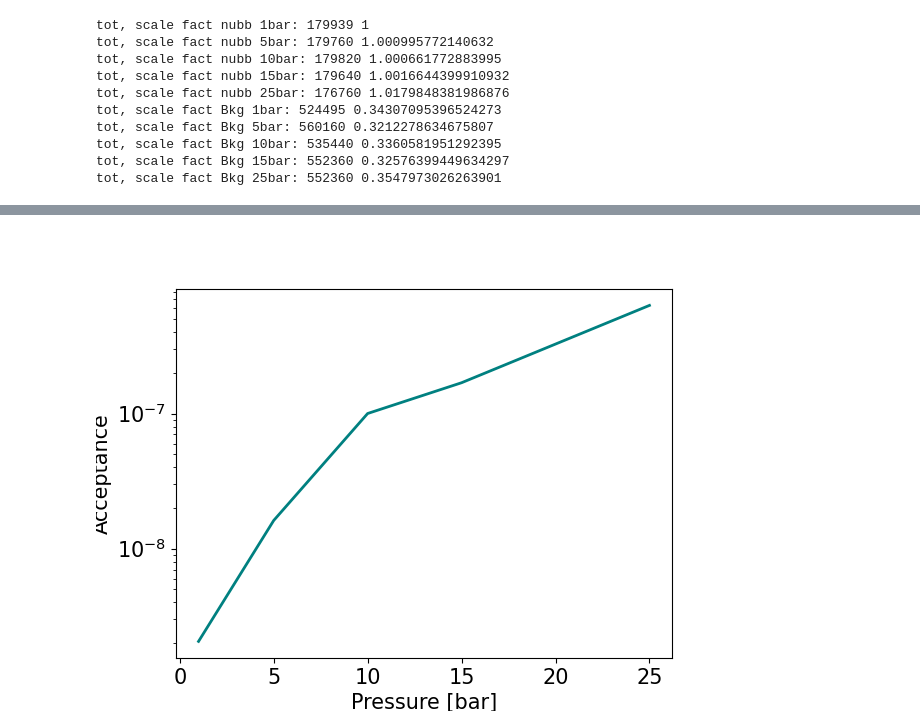
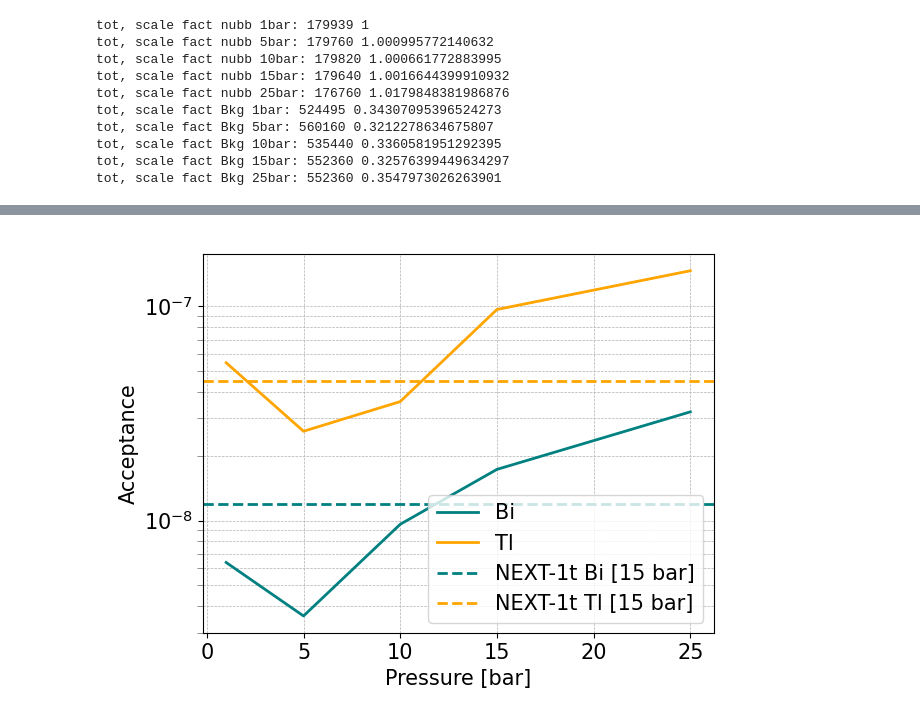
Before and after one commit to kvjmistry/ATPC, a Jupyter notebook: notebooks/TrackAnalysisPressures.ipynb, the cells around one changed output, grey strips where cells are left out. Saved outputs shown, nothing was run; the diff lists cells and outputs as text; code cells hidden in the pictures.

```diff
--- a/notebooks/TrackAnalysisPressures.ipynb
+++ b/notebooks/TrackAnalysisPressures.ipynb
@@ -804,10 +699,0 @@ Targ efficiency: 30 %
-# %%
-def ApplyCutsnoPlot(df_meta, pressure, diffusion, eff_targ, E_res):
-
-    df_primary = df_meta[ (df_meta.label == "Primary") & (df_meta.primary == 1)]
-
-    # Apply the cuts
-    df_meta, df_primary, cuts = ApplyCuts(df_meta, df_primary, pressure, diffusion, eff_targ, E_res)
-    df_primary = df_primary[ cuts ]
-
-    return len(df_primary.event_id.unique())
@@ -915,26 +859,32 @@ FOM_err: [0.00512757 0.00257893 0.00195961 0.00201404 0.00197046]
 # %%
 # Make a plot of the expected rate accounting for natural radioactivity
 plt.rcParams.update({'font.size': 15})
-def CalcAcceptance(p, det_size, IntWindow, Rej, BR, mode):
-    A_Cu     = 1.2 # Activity of Cu muBq/kg
+def CalcAcceptance(p, det_size, N, IntWindow, Rej, BR, A_Cu, mode):
+    # A_Cu = Activity of Cu muBq/kg
     rho_Cu   = 8960 # kg/m^3
     rho_Xe = 5.987 # kg/m3
-    M_Xe = rho_Xe * p * det_size**3/1e3 # tonne
+    Xe_enrich = 0.9 # assume 90% enriched Xe
+    M_Xe = Xe_enrich * rho_Xe * p * det_size**3/1e3 # tonne
 
-    Acceptance = (Rej * 180e3) / ( (1e6/BR) * (180e3/IntWindow))
-    Activity = Acceptance * A_Cu * rho_Cu * ( (det_size+2e-2)**3 - det_size**3 )
+    print("M Cu",rho_Cu * ( (det_size+2e-2)**3 - det_size**3 ))
+    Acceptance = (Rej * N) / ( (1e6/BR) * (N/IntWindow))
+    # Acceptance = (Rej * BR * IntWindow) / 1e6 -- equivalent
+
+    Activity = Acceptance * A_Cu * rho_Cu * ( (det_size+2e-2)**3 - det_size**3 ) # muBq
     Rate = 1e-6*Activity * 24*3600*365/M_Xe
 
     print("Pressure: ",p, " Acceptance:", Acceptance, "Activity [muBq]", Activity, "Rate", Rate)
+
+
     return Acceptance, Activity, Rate
 
 
 print("\nPost")
-Acceptance_1bar_Bi,  Activity_1bar_Bi,  Rate_1bar_Bi  = CalcAcceptance(1,  6.000, 457,   0.03e-2, 1.5e-2, "post")
-Acceptance_5bar_Bi,  Activity_5bar_Bi,  Rate_5bar_Bi  = CalcAcceptance(5,  3.508, 3590,  0.03e-2, 1.5e-2, "post")
-Acceptance_10bar_Bi, Activity_10bar_Bi, Rate_10bar_Bi = CalcAcceptance(10, 2.784, 8341,  0.08e-2, 1.5e-2, "post")
-Acceptance_15bar_Bi, Activity_15bar_Bi, Rate_15bar_Bi = CalcAcceptance(15, 2.432, 14095, 0.08e-2, 1.5e-2, "post")
-Acceptance_25bar_Bi, Activity_25bar_Bi, Rate_25bar_Bi = CalcAcceptance(25, 2.052, 26336, 0.16e-2, 1.5e-2, "post")
+Acceptance_1bar_Bi,  Activity_1bar_Bi,  Rate_1bar_Bi  = CalcAcceptance(1,  6.000, num_Bi[0], 457.0,   bkg_perf_Bi[0], 1.545e-2, 1.28, "post")
+Acceptance_5bar_Bi,  Activity_5bar_Bi,  Rate_5bar_Bi  = CalcAcceptance(5,  3.508, num_Bi[1], 3590.0,  bkg_perf_Bi[1], 1.545e-2, 1.28, "post")
+Acceptance_10bar_Bi, Activity_10bar_Bi, Rate_10bar_Bi = CalcAcceptance(10, 2.784, num_Bi[2], 8341.0,  bkg_perf_Bi[2], 1.545e-2, 1.28, "post")
+Acceptance_15bar_Bi, Activity_15bar_Bi, Rate_15bar_Bi = CalcAcceptance(15, 2.432, num_Bi[3], 14095.0, bkg_perf_Bi[3], 1.545e-2, 1.28, "post")
+Acceptance_25bar_Bi, Activity_25bar_Bi, Rate_25bar_Bi = CalcAcceptance(25, 2.052, num_Bi[4], 26336.0, bkg_perf_Bi[4], 1.545e-2, 1.28, "post")
 
 Acceptance_Bi = [Acceptance_1bar_Bi, Acceptance_5bar_Bi, Acceptance_10bar_Bi, Acceptance_15bar_Bi, Acceptance_25bar_Bi]
 Activity_Bi = [Activity_1bar_Bi, Activity_5bar_Bi, Activity_10bar_Bi, Activity_15bar_Bi, Activity_25bar_Bi]
@@ -942,34 +892,67 @@ Rate_Bi = [Rate_1bar_Bi, Rate_5bar_Bi, Rate_10bar_Bi, Rate_15bar_Bi, Rate_25bar_
 
 
 print("\nPost")
-Acceptance_1bar_Tl,  Activity_1bar_Tl,  Rate_1bar_Tl  = CalcAcceptance(1,  6.000, 457,   0.03e-2, 1.5e-2, "post")
-Acceptance_5bar_Tl,  Activity_5bar_Tl,  Rate_5bar_Tl  = CalcAcceptance(5,  3.508, 3590,  0.03e-2, 1.5e-2, "post")
-Acceptance_10bar_Tl, Activity_10bar_Tl, Rate_10bar_Tl = CalcAcceptance(10, 2.784, 8341,  0.08e-2, 1.5e-2, "post")
-Acceptance_15bar_Tl, Activity_15bar_Tl, Rate_15bar_Tl = CalcAcceptance(15, 2.432, 14095, 0.08e-2, 1.5e-2, "post")
-Acceptance_25bar_Tl, Activity_25bar_Tl, Rate_25bar_Tl = CalcAcceptance(25, 2.052, 26336, 0.16e-2, 1.5e-2, "post")
+Acceptance_1bar_Tl,  Activity_1bar_Tl,  Rate_1bar_Tl  = CalcAcceptance(1,  6.000, num_Tl[0], 628,   bkg_perf_Tl[0], 99.754e-2*35.94e-2, 1.22, "post") # the 35% is the Br of Th->Tl as activities are for Th
+Acceptance_5bar_Tl,  Activity_5bar_Tl,  Rate_5bar_Tl  = CalcAcceptance(5,  3.508, num_Tl[0], 3398,  bkg_perf_Tl[1], 99.754e-2*35.94e-2, 1.22, "post")
+Acceptance_10bar_Tl, Activity_10bar_Tl, Rate_10bar_Tl = CalcAcceptance(10, 2.784, num_Tl[0], 6244,  bkg_perf_Tl[2], 99.754e-2*35.94e-2, 1.22, "post")
+Acceptance_15bar_Tl, Activity_15bar_Tl, Rate_15bar_Tl = CalcAcceptance(15, 2.432, num_Tl[0], 8392,  bkg_perf_Tl[3], 99.754e-2*35.94e-2, 1.22, "post")
+Acceptance_25bar_Tl, Activity_25bar_Tl, Rate_25bar_Tl = CalcAcceptance(25, 2.052, num_Tl[0], 14465, bkg_perf_Tl[4], 99.754e-2*35.94e-2, 1.22, "post")
 
 Acceptance_Tl = [Acceptance_1bar_Tl, Acceptance_5bar_Tl, Acceptance_10bar_Tl, Acceptance_15bar_Tl, Acceptance_25bar_Tl]
+Activity_Tl = [Activity_1bar_Tl, Activity_5bar_Tl, Activity_10bar_Tl, Activity_15bar_Tl, Activity_25bar_Tl]
 Rate_Tl = [Rate_1bar_Tl, Rate_5bar_Tl, Rate_10bar_Tl, Rate_15bar_Tl, Rate_25bar_Tl]
 
 
 
 fig, ax1 = plt.subplots()
-ax1.plot(pressures, Acceptance_Bi, color = "Teal", linewidth = 2)
+ax1.plot(pressures, Acceptance_Bi, color = "Teal", linewidth = 2, label = "Bi")
+ax1.plot(pressures, Acceptance_Tl, color = "Orange", linewidth = 2, label = "Tl")
 ax1.set_xlabel("Pressure [bar]")
 ax1.set_ylabel("Acceptance")
+ax1.grid(True, which='both', linestyle='--', linewidth=0.5)
+ax1.tick_params(which='minor', length=4, color='gray')
+ax1.axhline(y=1.2e-8, color='Teal', linestyle='--', linewidth=2, label = "NEXT-1t Bi [15 bar]")
+ax1.axhline(y=4.5e-8, color='Orange', linestyle='--', linewidth=2, label = "NEXT-1t Tl [15 bar]")
+ax1.legend()
 
 ax1.semilogy()
+fig.tight_layout()
 
 fig, ax2 = plt.subplots()
-# ax2 = ax1.twinx()
-ax2.plot(pressures, Rate_Bi, color = "Teal", linewidth = 2)
-ax2.axhline(y=8e-1, color='darkgreen', linestyle='--', linewidth=2, label = "NEXT-1t 0nubb [15 bar] 10^27 yr")
-ax2.axhline(y=4e-2, color='k', linestyle='--', linewidth=2, label = "NEXT-1t Bi [15 bar]")
-ax2.set_ylabel("Rate [counts/tonne/yr/ROI]")
+ax2.plot(pressures, Activity_Bi, color = "Teal", linewidth = 2, label = "Bi")
+ax2.plot(pressures, Activity_Tl, color = "Orange", linewidth = 2, label = "Tl")
 ax2.set_xlabel("Pressure [bar]")
-ax2.semilogy()
-ax2.legend(fontsize=12)
+ax2.set_ylabel("Activity [muBq]")
+ax2.grid(True, which='both', linestyle='--', linewidth=0.5)
+ax2.tick_params(which='minor', length=4, color='gray')
+ax2.axhline(y=4.5e-4, color='Teal', linestyle='--', linewidth=2, label = "NEXT-1t Bi [15 bar]")
+ax2.axhline(y=7.5e-4, color='Orange', linestyle='--', linewidth=2, label = "NEXT-1t Tl [15 bar]")
+ax2.legend()
+
+# Use scientific notation ("standard form") on both axes
+formatter = ScalarFormatter(useMathText=True)
+formatter.set_scientific(True)
+formatter.set_powerlimits((-3, 4))  # switch to sci notation outside this range
+
+ax2.xaxis.set_major_formatter(formatter)
+ax2.yaxis.set_major_formatter(formatter)
 
 fig.tight_layout()
+
+fig, ax3 = plt.subplots()
+# ax2 = ax1.twinx()
+ax3.plot(pressures, Rate_Bi, color = "Teal", linewidth = 2, label = "Bi")
+ax3.plot(pressures, Rate_Tl, color = "Orange", linewidth = 2, label = "Tl")
+ax3.axhline(y=8e-1, color='darkgreen', linestyle='--', linewidth=2, label = "NEXT-1t 0nubb [15 bar] 10^27 yr")
+ax3.axhline(y=1.3e-2, color='Teal', linestyle='--', linewidth=2, label = "NEXT-1t Bi [15 bar]")
+ax3.axhline(y=2.1e-2, color='Orange', linestyle='--', linewidth=2, label = "NEXT-1t Tl [15 bar]")
+ax3.set_ylabel("Rate [counts/tonne/yr/ROI]")
+ax3.set_xlabel("Pressure [bar]")
+ax3.semilogy()
+ax3.grid(True, which='both', linestyle='--', linewidth=0.5)
+ax3.tick_params(which='minor', length=4, color='gray')
+ax3.legend(fontsize=12)
+
+fig.tight_layout()
 # %% [output]
 Post
@@ -988 +975 @@ Pressure:  25  Acceptance: 6.32064e-07 Activity [muBq] 0.0017337332886876989 Rat
-[figure, old version]
+[figure, new version]
```
Also changed, not shown: parts of 8 cells of this notebook, 1 other file.
